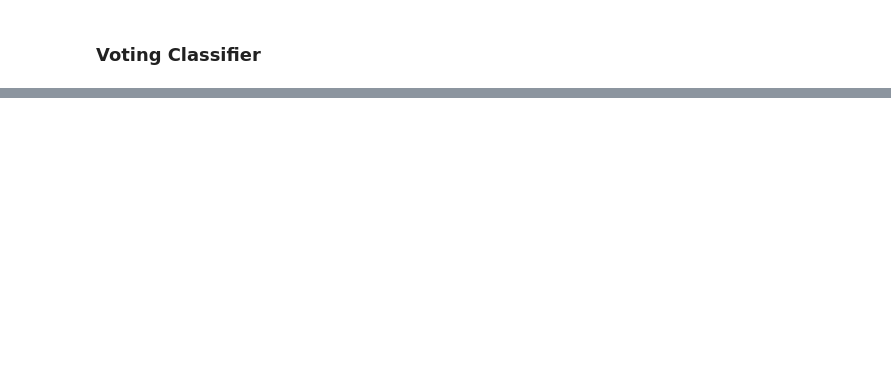
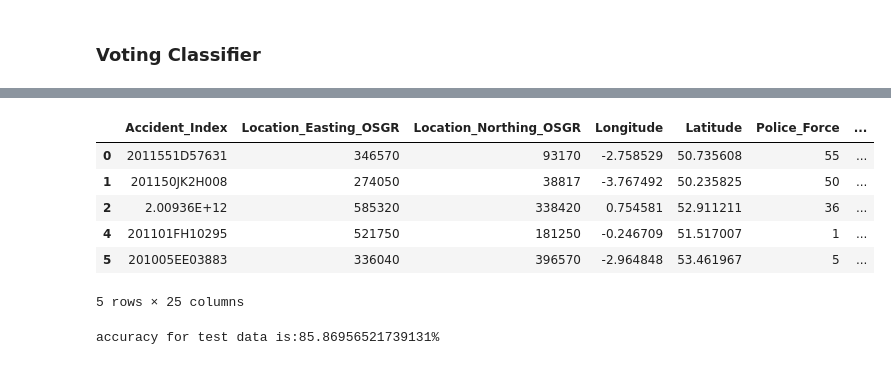
Before and after one commit to ayush23719/RAACS_Major_Project, a Jupyter notebook: Notebook/Final_RAACS.ipynb, the cells around one changed output, grey strips where cells are left out. Cells and saved outputs as stored; diff of their text form; code cells hidden in the pictures; blank space fills up the shorter version.

```diff
--- a/Notebook/Final_RAACS.ipynb
+++ b/Notebook/Final_RAACS.ipynb
@@ -373,0 +430,9 @@ Accuracy of the final voting classifier: 88.39%
+# %%
+# Importing the test dataset
+test_data = pd.read_csv('../Dataset/test.csv')
+# Preprocessing the test dataset
+test_data = preProcess(test_data)
+test_data = encodeData(test_data)
+test_data["Time"]=pd.to_datetime(test_data["Time"], format='%H:%M').dt.time
+# Checking for null values
+test_data.isnull().sum()
@@ -373,0 +457,10 @@ Accuracy of the final voting classifier: 88.39%
+# %%
+test_data.head()
+# %% [output]
+|  | Accident_Index | Location_Easting_OSGR | Location_Northing_OSGR | Longitude | Latitude | Police_Force | ... |
+| 0 | 2011551D57631 | 346570 | 93170 | -2.758529 | 50.735608 | 55 | ... |
+| 1 | 201150JK2H008 | 274050 | 38817 | -3.767492 | 50.235825 | 50 | ... |
+| 2 | 2.00936E+12 | 585320 | 338420 | 0.754581 | 52.911211 | 36 | ... |
+| 4 | 201101FH10295 | 521750 | 181250 | -0.246709 | 51.517007 | 1 | ... |
+| 5 | 201005EE03883 | 336040 | 396570 | -2.964848 | 53.461967 | 5 | ... |
+5 rows × 25 columns
@@ -373,0 +473,5 @@ Accuracy of the final voting classifier: 88.39%
+# %%
+# Accuracy Score for the test dataset
+print("accuracy for test data is:{}%".format(accuracy_score(y_test_data,y_pred_test_data)*100))
+# %% [output]
+accuracy for test data is:85.86956521739131%
```
Also changed, not shown: parts of 24 cells of this notebook, 5 other files.
